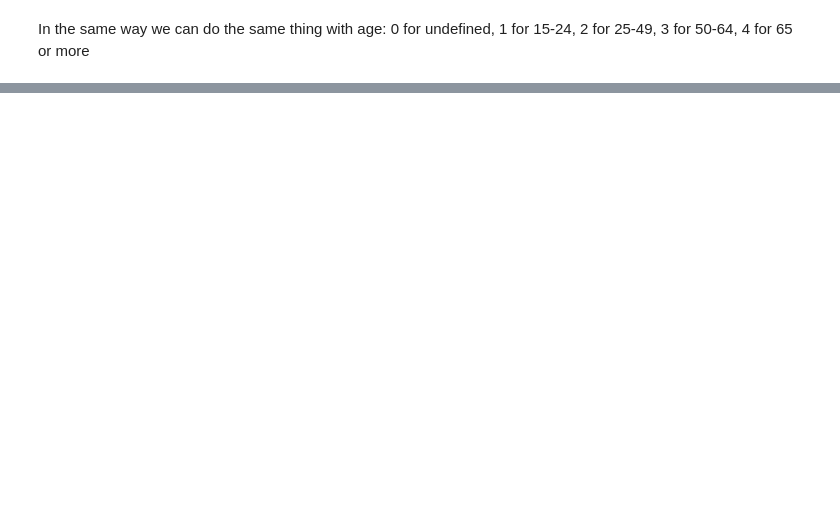
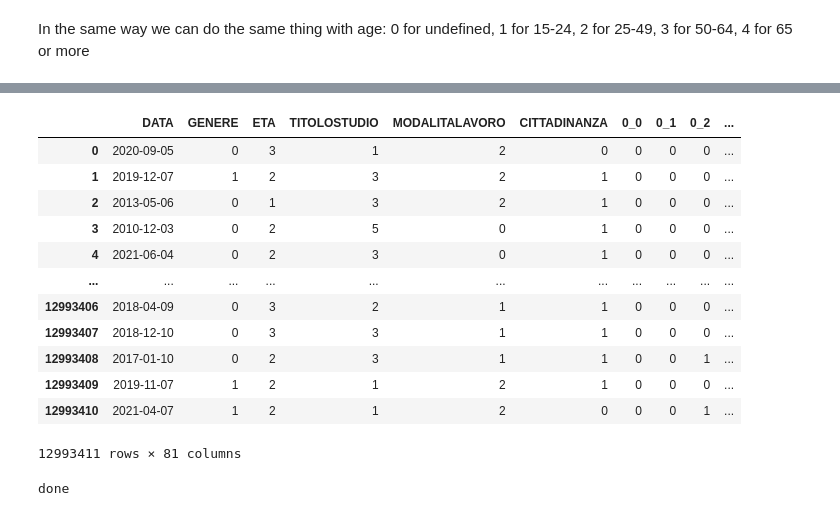
Before and after one commit to BruhZul/DataScienceLaboratory, a Jupyter notebook: Lab2/Feature_transformation.ipynb, the cells around one changed output, grey strips where cells are left out. Cells and saved outputs as stored; diff of their text form; code cells hidden in the pictures; blank space fills up the shorter version.

```diff
--- a/Lab2/Feature_transformation.ipynb
+++ b/Lab2/Feature_transformation.ipynb
@@ -63,0 +120,9 @@ contracts.head()
+# %%
+replaceDict = {"NON DEFINITO":0,
+              "TEMPO PARZIALE ORIZZONTALE":1,
+              "TEMPO PARZIALE MISTO":1,
+              "TEMPO PARZIALE VERTICALE":1,
+              "TEMPO PIENO":2}
+
+contracts.replace({"MODALITALAVORO":replaceDict}, inplace=True)
+contracts.head()
@@ -63,0 +146,9 @@ contracts.head()
+# %%
+import category_encoders as ce
+enc = ce.BinaryEncoder()
+
+df_col = contracts.SETTOREECONOMICODETTAGLIO.values.reshape(-1,1)
+X = enc.fit_transform(df_col)
+contracts = pd.concat([contracts, X], axis=1)
+
+contracts
@@ -63,0 +169,3 @@ contracts.head()
+# %%
+contracts = pd.get_dummies(contracts, columns=['CONTRATTO'], prefix=['CONTRATTO'], drop_first=True)
+contracts.head()
@@ -63,0 +180,3 @@ contracts.head()
+# %%
+contracts = pd.get_dummies(contracts, columns=['PROVINCIAIMPRESA'], prefix=['PROVINCIA'], drop_first=True)
+contracts.head()
@@ -63,0 +191,22 @@ contracts.head()
+# %%
+contracts.drop(labels=['SETTOREECONOMICODETTAGLIO'], axis=1, inplace=True)
+contracts
+# %% [output]
+|  | DATA | GENERE | ETA | TITOLOSTUDIO | MODALITALAVORO | CITTADINANZA | 0_0 | 0_1 | 0_2 | ... |
+| 0 | 2020-09-05 | 0 | 3 | 1 | 2 | 0 | 0 | 0 | 0 | ... |
+| 1 | 2019-12-07 | 1 | 2 | 3 | 2 | 1 | 0 | 0 | 0 | ... |
+| 2 | 2013-05-06 | 0 | 1 | 3 | 2 | 1 | 0 | 0 | 0 | ... |
+| 3 | 2010-12-03 | 0 | 2 | 5 | 0 | 1 | 0 | 0 | 0 | ... |
+| 4 | 2021-06-04 | 0 | 2 | 3 | 0 | 1 | 0 | 0 | 0 | ... |
+| ... | ... | ... | ... | ... | ... | ... | ... | ... | ... | ... |
+| 12993406 | 2018-04-09 | 0 | 3 | 2 | 1 | 1 | 0 | 0 | 0 | ... |
+| 12993407 | 2018-12-10 | 0 | 3 | 3 | 1 | 1 | 0 | 0 | 0 | ... |
+| 12993408 | 2017-01-10 | 0 | 2 | 3 | 1 | 1 | 0 | 0 | 1 | ... |
+| 12993409 | 2019-11-07 | 1 | 2 | 1 | 2 | 1 | 0 | 0 | 0 | ... |
+| 12993410 | 2021-04-07 | 1 | 2 | 1 | 2 | 0 | 0 | 0 | 1 | ... |
+12993411 rows × 81 columns
+# %%
+contracts.to_csv(outputPath, index=True)
+print("done")
+# %% [output]
+done
```
Also changed, not shown: parts of 13 cells of this notebook, 2 other files.
